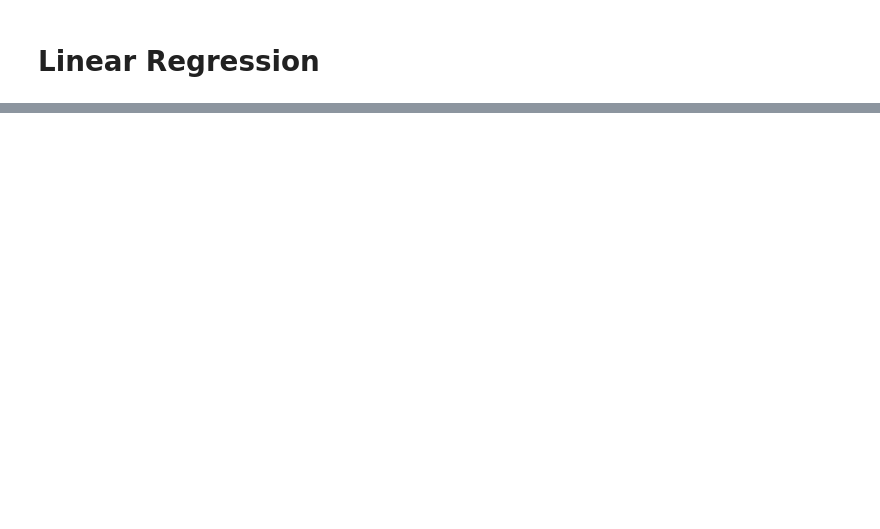
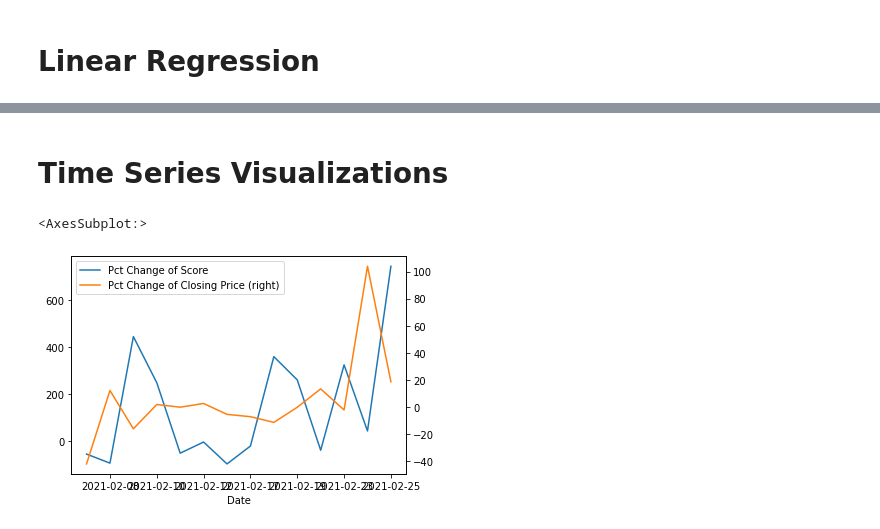
Before and after one commit to Daniilab/DSCI510_Final_Project, a Jupyter notebook: Final_Project.ipynb, the cells around one changed output, grey strips where cells are left out. Drawn from its saved outputs; the diff is of its cells as text; code cells hidden in the pictures; blank space fills up the shorter version.

```diff
--- a/Final_Project.ipynb
+++ b/Final_Project.ipynb
@@ -233,0 +109,21 @@ Reddit_Comment_Data2("gme to the moon", subreddit, limit, before, after)
+# %%
+
+r2 = Reddit_Comment_Data2("gme to the moon", subreddit, limit, before, after)
+# %%
+#merging the reddit data frame with the stock price data frame
+
+mergedData2 = pd.merge(r2, stockpriceGme, on='Date')
+
+#creating percent change columns to prepare for time series visualizations in the analysis section
+mergedData2['Pct Change of Score'] = mergedData2['score'].pct_change()*100
+mergedData2['Pct Change of Closing Price'] = mergedData2['Close'].pct_change()*100
+mergedData2.rename(columns={'Weighted Sentiment': 'Weighted_Sentiment'}, inplace=True)
+mergedData2['Pct Change of WS'] = mergedData2['Weighted_Sentiment'].pct_change()*100
+
+#deleting columns that I won't be using in analysis
+del mergedData2["Adj Close"]
+del mergedData2["Open"]
+del mergedData2["High"]
+del mergedData2["Low"]
+
+mergedData2
@@ -327,0 +236,24 @@ display(posts_df)
+# %% [markdown]
+# Time Series Visualizations
+# %%
+#For Score
+
+fig, ax = plt.subplots() # Create the figure and axes object
+
+# Plotting date on the x axis and percent change of score (net upvotes) on the y axis
+mergedData2.plot(x = 'Date', y = 'Pct Change of Score', ax = ax)
+
+#adding the percent change of closing price to the graph
+mergedData2.plot(x = 'Date', y = 'Pct Change of Closing Price', ax = ax, secondary_y = True)
+plt.title('Percent Change of Score and Closing Price vs Time')
+
+# add a description to the graph
+description = textwrap.wrap("This figure shows how the summed daily score of comments mentioning Game Stop and Game Stop's stock price varies with time. This graph shows that changes in price preceed changes in score, suggesting that stock price changes is the leading variable.", width=60)
+
+plt.text(0, -280,'\n'.join(description), fontsize=10, ha='left', va='bottom')
+
+#saving the figure as a new file
+plt.savefig('time_series_plot1.jpeg',dpi=300, bbox_inches = "tight")
+# %% [output]
+<AxesSubplot:>
+[figure, added]
```
Also changed, not shown: parts of 24 cells of this notebook.
